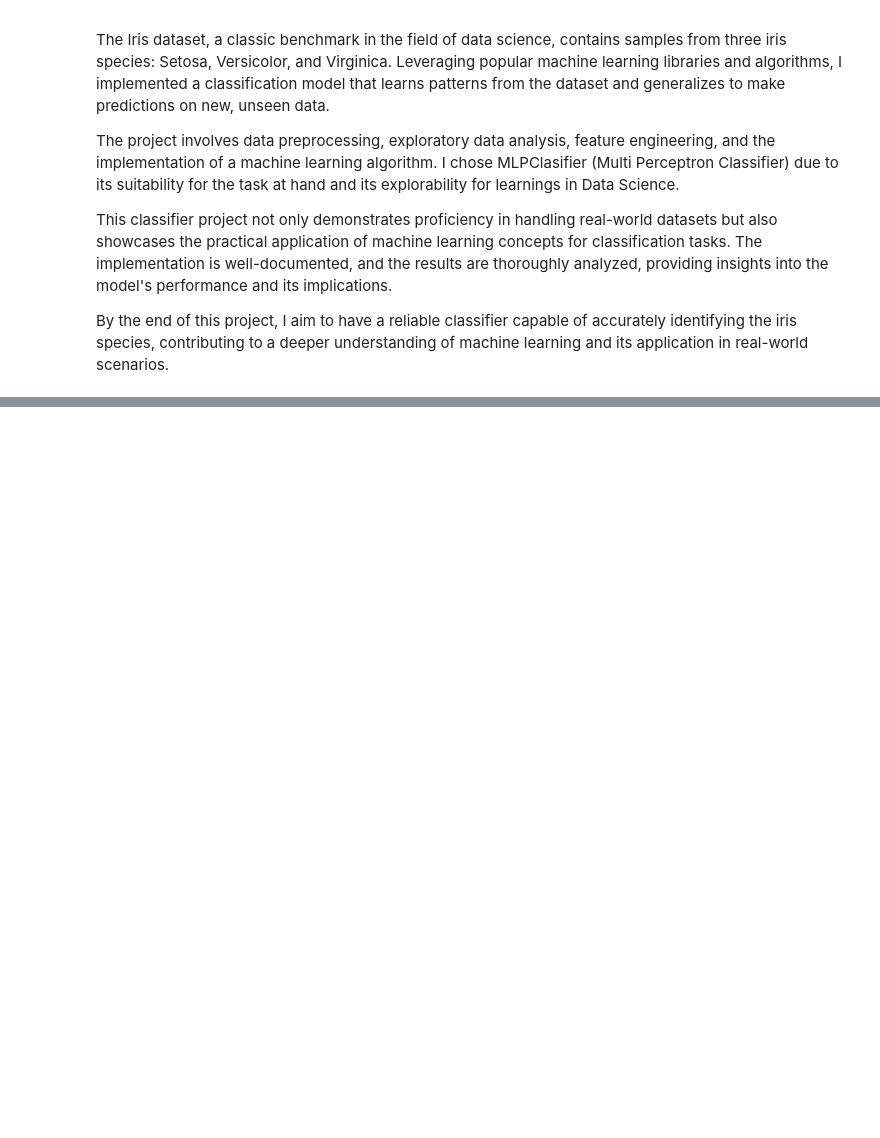
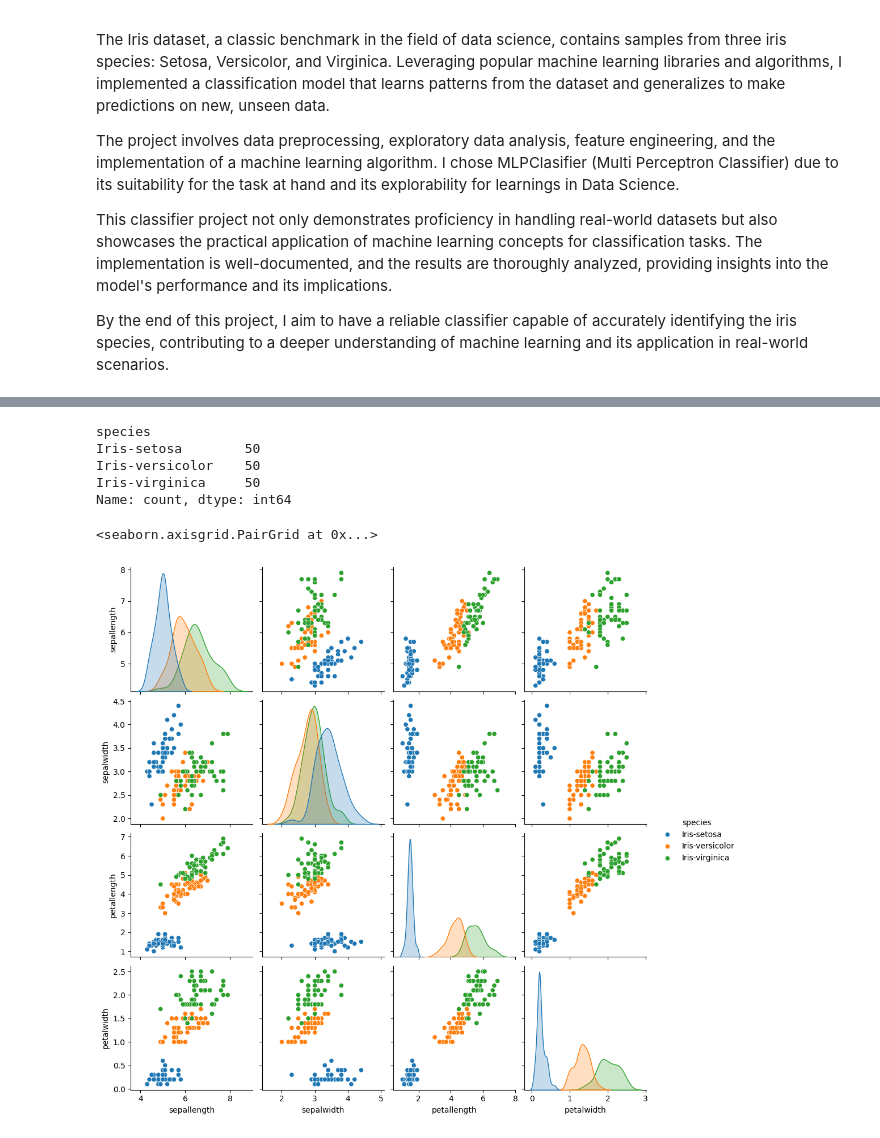
Before and after one commit to Giyanellow/Iris-Classifier, a Jupyter notebook: iris_classifier.ipynb, the cells around one changed output, grey strips where cells are left out. Drawn from its saved outputs; the diff is of its cells as text; code cells hidden in the pictures; blank space fills up the shorter version.

Commit message:
Split dataset for Train and Test with Model Training || Commit #002

```diff
--- a/iris_classifier.ipynb
+++ b/iris_classifier.ipynb
@@ -24,3 +26,9 @@ from sklearn.model_selection import train_test_split
 from sklearn.datasets import load_iris
 from sklearn.neural_network import MLPClassifier
 from sklearn.metrics import accuracy_score
+# %%
+# Preview dataset
+iris_df = pd.read_csv('iris_csv.csv')
+
+iris_df.rename(columns={'class': 'species'}, inplace=True)
+iris_df.head(20)
@@ -26,0 +53,18 @@ from sklearn.metrics import accuracy_score
+# %%
+# Check if there are null values
+iris_df.isnull().sum()
+
+# Check species count
+iris_df['species'].value_counts()
+# %% [output]
+species
+Iris-setosa        50
+Iris-versicolor    50
+Iris-virginica     50
+Name: count, dtype: int64
+# %%
+# pairplot to visualize the distribution of the input features
+sns.pairplot(iris_df, hue='species')
+# %% [output]
+<seaborn.axisgrid.PairGrid at 0x...>
+[figure, added]
```
Also changed, not shown: parts of 6 cells of this notebook, 1 other file.
